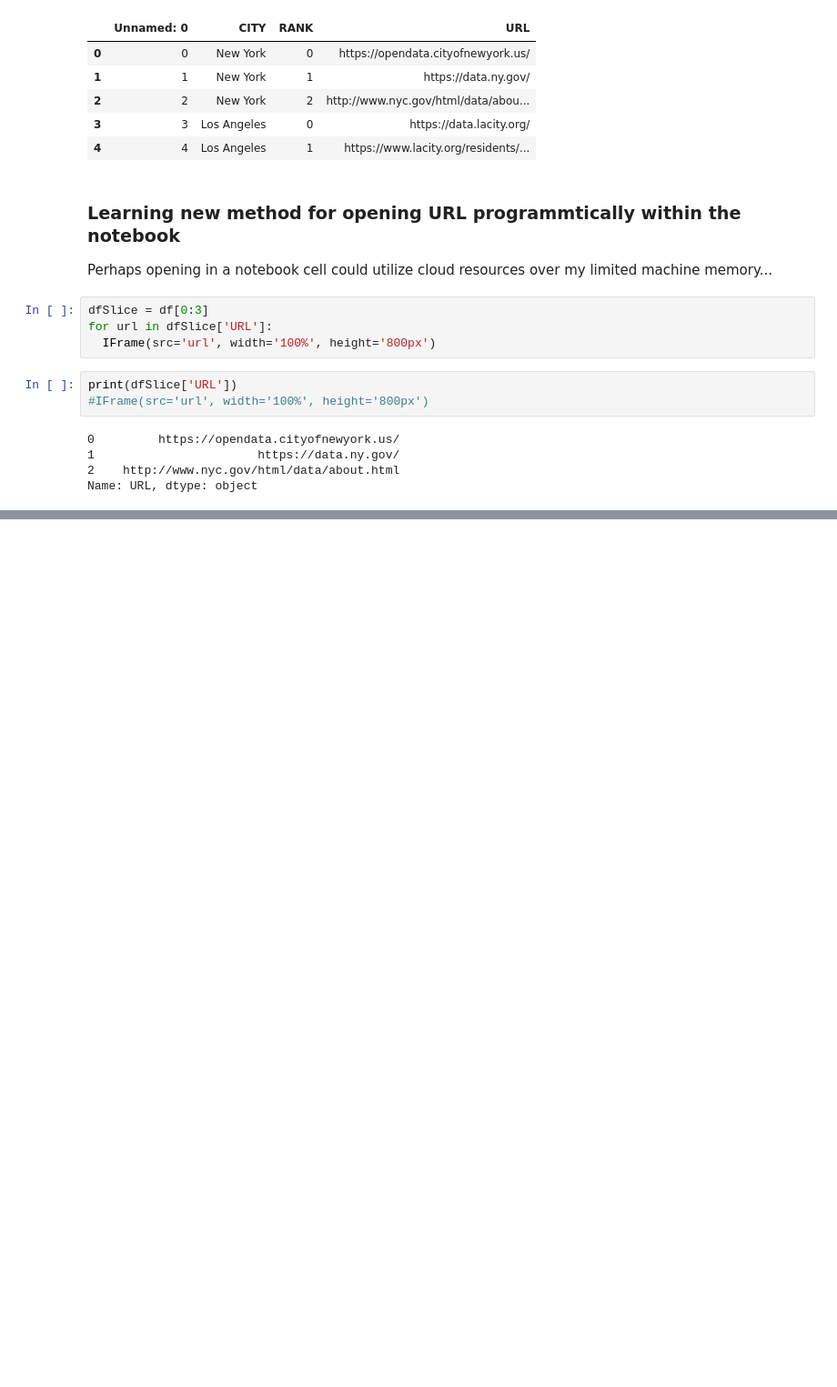
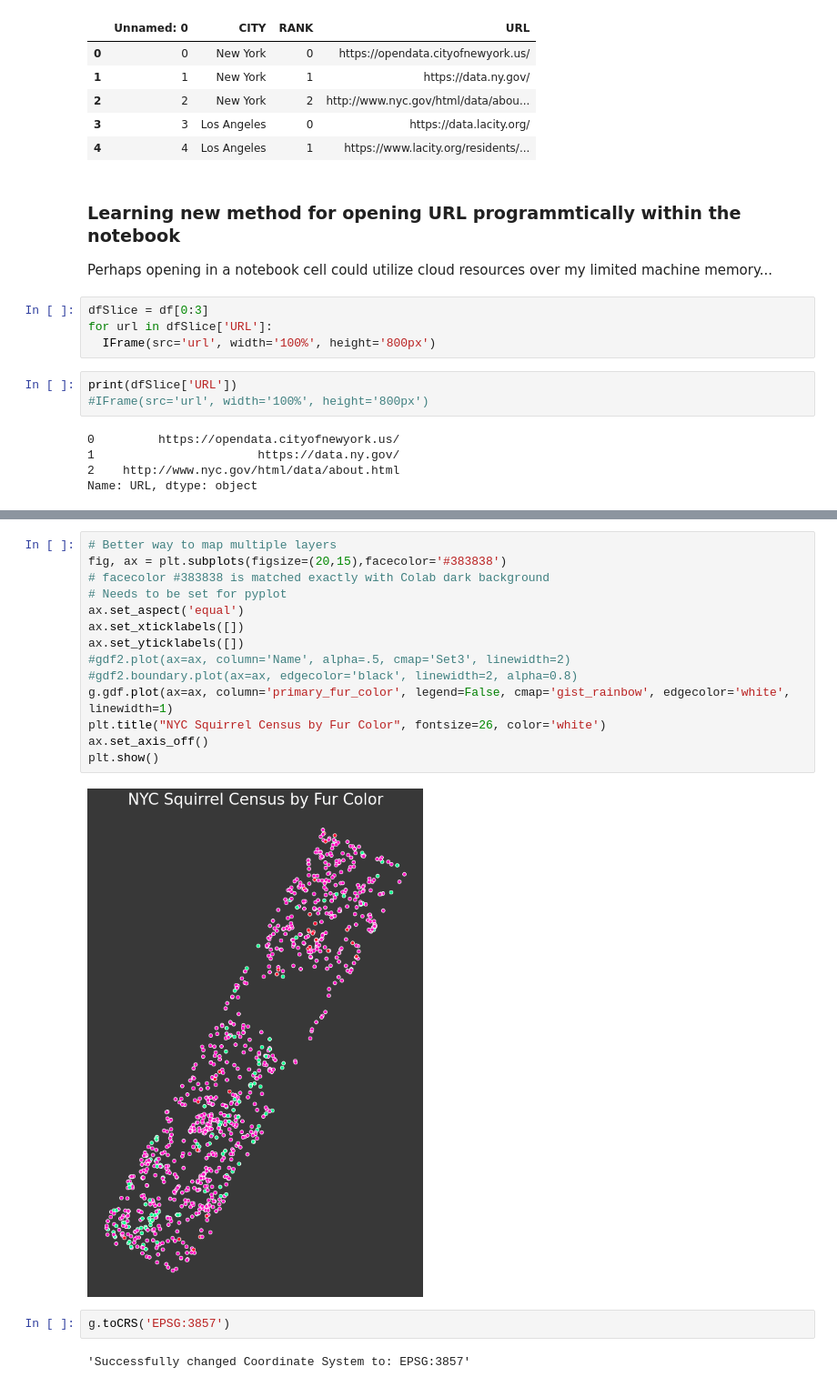
Before and after one commit to Location-Artistry/GEO-DEV-NOTEBOOKS, a Jupyter notebook: 30_DAY_MAP_2021.ipynb, the cells around one changed output, grey strips where cells are left out. Shown at 91% size. Cells and saved outputs as stored; diff of their text form; blank space fills up the shorter version.

```diff
--- a/30_DAY_MAP_2021.ipynb
+++ b/30_DAY_MAP_2021.ipynb
@@ -277,0 +583,20 @@ http://www.harker.com/OpenData/socrata-data-portals.html
+# %%
+# Better way to map multiple layers
+fig, ax = plt.subplots(figsize=(20,15),facecolor='#383838')
+# facecolor #383838 is matched exactly with Colab dark background
+# Needs to be set for pyplot
+ax.set_aspect('equal')
+ax.set_xticklabels([])
+ax.set_yticklabels([])
+#gdf2.plot(ax=ax, column='Name', alpha=.5, cmap='Set3', linewidth=2)
+#gdf2.boundary.plot(ax=ax, edgecolor='black', linewidth=2, alpha=0.8)
+g.gdf.plot(ax=ax, column='primary_fur_color', legend=False, cmap='gist_rainbow', edgecolor='white', linewidth=1)
+plt.title("NYC Squirrel Census by Fur Color", fontsize=26, color='white')
+ax.set_axis_off()
+plt.show()
+# %% [output]
+[figure, added]
+# %%
+g.toCRS('EPSG:3857')
+# %% [output]
+'Successfully changed Coordinate System to: EPSG:3857'
```
Also changed, not shown: parts of 28 cells of this notebook.
